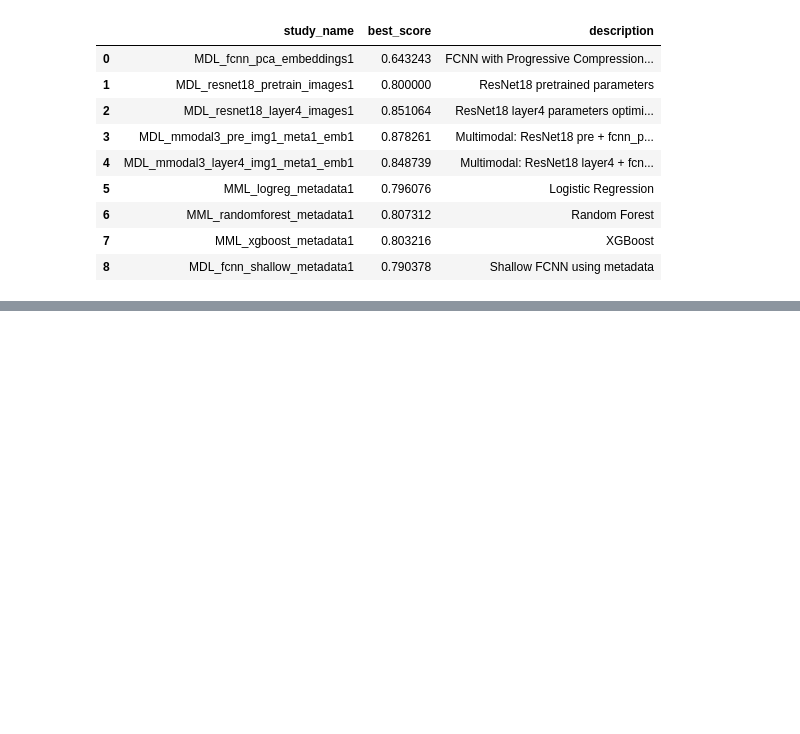
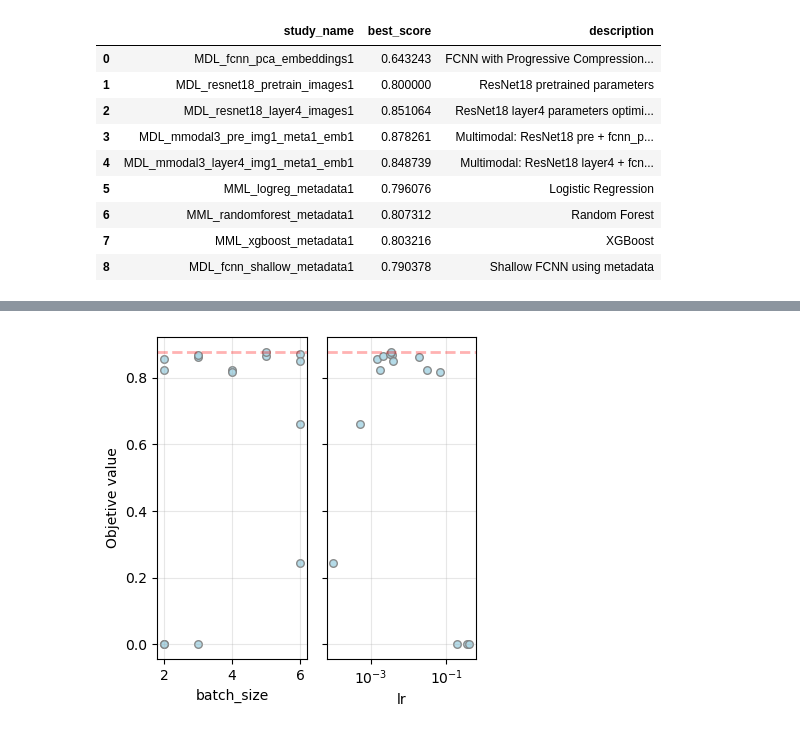
Before and after one commit to mapardo-lab/exerciseDLKeepcoding, a Jupyter notebook: notebooks/checkResultsOptuna.ipynb, the cells around one changed output, grey strips where cells are left out. Cells and saved outputs as stored; diff of their text form; code cells hidden in the pictures; blank space fills up the shorter version.

```diff
--- a/notebooks/checkResultsOptuna.ipynb
+++ b/notebooks/checkResultsOptuna.ipynb
@@ -118 +109,8 @@ plot_slice(study) # Slice plot param vs objetiveValue
+# %%
+# Plot slice
+
+# TODO Plot 0.0 values and prunned trial as arrow
+study_data.plot_slice()
+# %% [output]
+[figure, added]
 # %%
```
Also changed, not shown: parts of 14 cells of this notebook, 2 other files.
